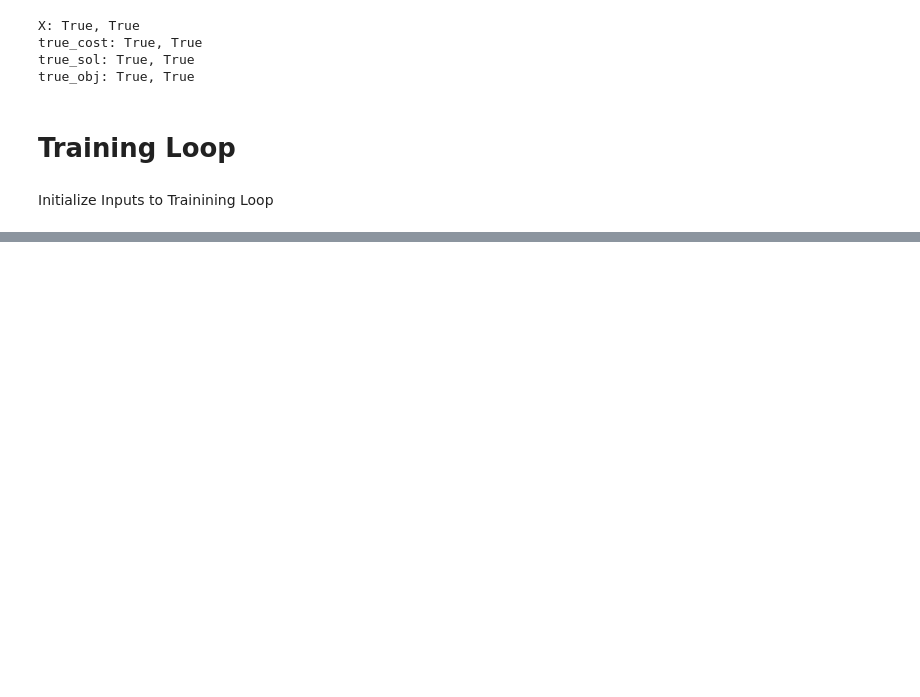
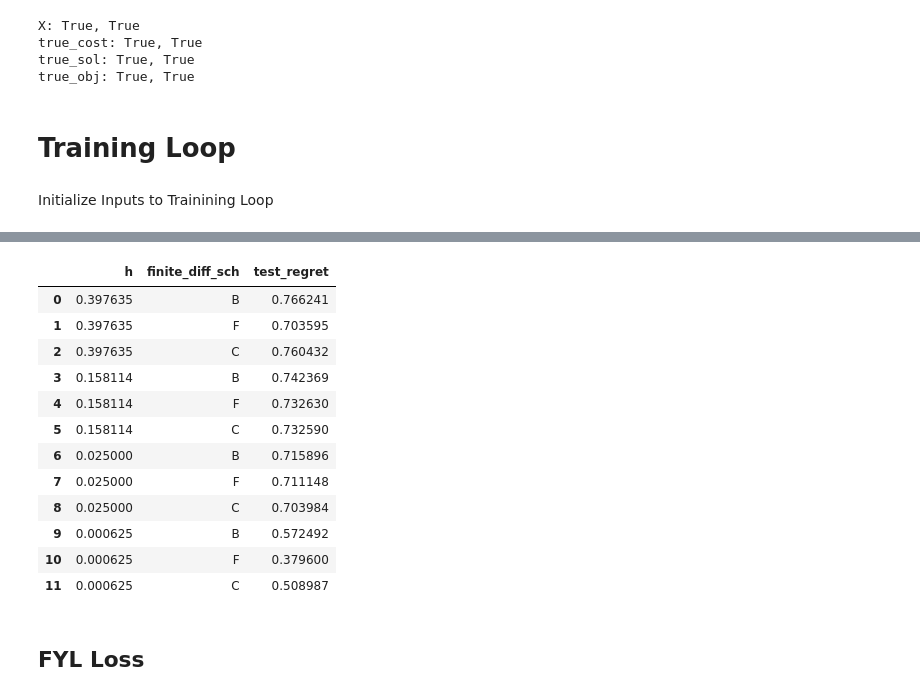
Before and after one commit to biltang/decision-focused-learning, a Jupyter notebook: notebooks/shortest_path_example.ipynb, the cells around one changed output, grey strips where cells are left out. Saved outputs shown, nothing was run; the diff lists cells and outputs as text; code cells hidden in the pictures; blank space fills up the shorter version.

Commit message:
additional loss functions and example for running in notebook notebooks/shortest_path_example.ipynb

```diff
--- a/notebooks/shortest_path_example.ipynb
+++ b/notebooks/shortest_path_example.ipynb
@@ -271,0 +397,40 @@ print(test_regret)
+# %%
+h_arr = [num_data**-.125, num_data**-.25, num_data**-.5, num_data**-1]
+fin_diff_sch = ['B', 'F', 'C']
+# %%
+# loop over PG loss params
+PG_results = []
+for h in h_arr:
+    for f in fin_diff_sch:
+
+        print(h, f)
+
+        # --- Need to instantiate new loss function and prediction model for each possible setting of PG loss ---
+        # loss function
+        loss_fn = PG_Loss(optmodel=optmodel,
+                         h=h,
+                         finite_diff_type=f)
+        # Prediction Model
+        pred_model = LinearRegression(input_dim=train_dict['X'].shape[1],
+                         output_dim=train_dict['true_cost'].shape[1])
+        # ----------------------------------------------------------------------------------------------------------------
+
+        metrics, trained_model = train(pred_model=pred_model,
+                        optmodel=optmodel,
+                        loss_fn=loss_fn,
+                        train_data_dict=train_data_dict,
+                        val_data_dict=val_data_dict,
+                        num_epochs=100,
+                        lr=0.1,
+                        scheduler_params={'step_size': 10, 'gamma': 0.1},
+                        minimization=True)
+        test_regret = calc_test_regret(pred_model=pred_model,
+                               test_data_dict=final_data_test,
+                               optmodel=optmodel)
+
+        # add current setting results to overall results
+        cur_res = {'h':h, 'finite_diff_sch': f, 'test_regret': test_regret}
+        PG_results.append(cur_res)
+
+# convert to pandas dataframe
+PG_results = pd.DataFrame(PG_results)
@@ -271,0 +547,18 @@ print(test_regret)
+# %%
+PG_results
+# %% [output]
+|  | h | finite_diff_sch | test_regret |
+| 0 | 0.397635 | B | 0.766241 |
+| 1 | 0.397635 | F | 0.703595 |
+| 2 | 0.397635 | C | 0.760432 |
+| 3 | 0.158114 | B | 0.742369 |
+| 4 | 0.158114 | F | 0.732630 |
+| 5 | 0.158114 | C | 0.732590 |
+| 6 | 0.025000 | B | 0.715896 |
+| 7 | 0.025000 | F | 0.711148 |
+| 8 | 0.025000 | C | 0.703984 |
+| 9 | 0.000625 | B | 0.572492 |
+| 10 | 0.000625 | F | 0.379600 |
+| 11 | 0.000625 | C | 0.508987 |
+# %% [markdown]
+## FYL Loss
```
Also changed, not shown: parts of 18 cells of this notebook, 1 other file.
